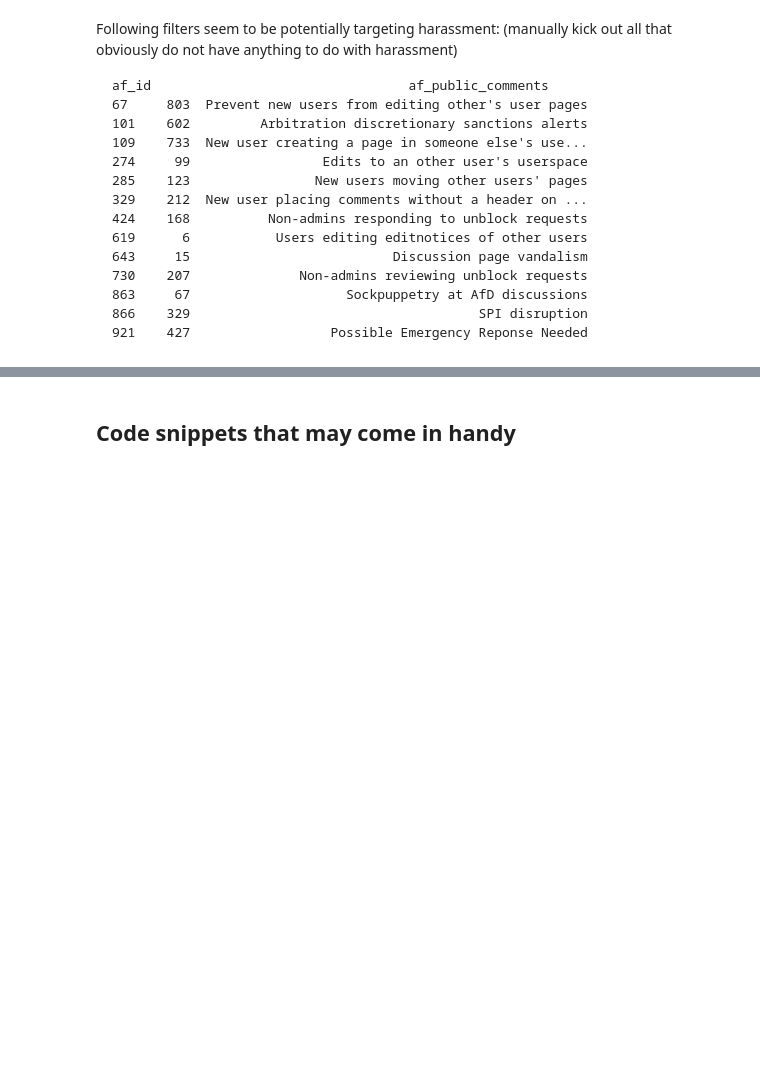
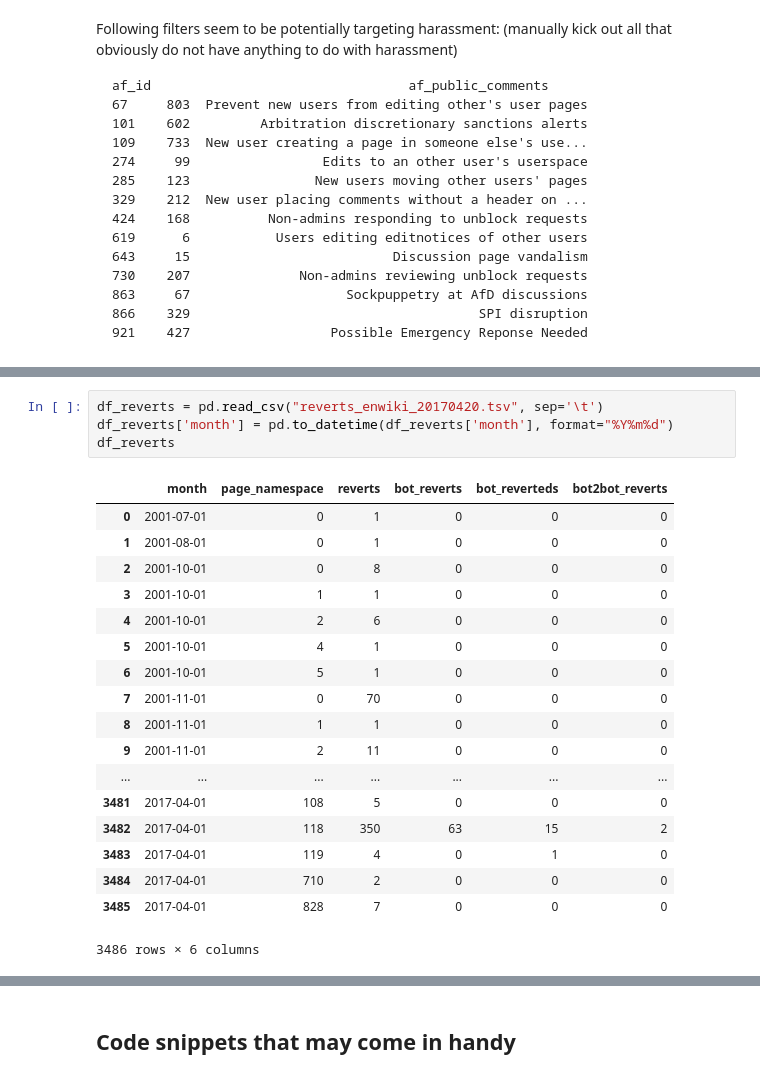
Before and after one commit to lusy/wikifilters, a Jupyter notebook: src/explore.ipynb, the cells around one changed output, grey strips where cells are left out. Saved outputs shown, nothing was run; the diff lists cells and outputs as text; blank space fills up the shorter version.

```diff
--- a/src/explore.ipynb
+++ b/src/explore.ipynb
@@ -1986,0 +1993,23 @@ Following filters seem to be potentially targeting harassment: (manually kick ou
+# %%
+df_reverts = pd.read_csv("reverts_enwiki_20170420.tsv", sep='\t')
+df_reverts['month'] = pd.to_datetime(df_reverts['month'], format="%Y%m%d")
+df_reverts
+# %% [output]
+|  | month | page_namespace | reverts | bot_reverts | bot_reverteds | bot2bot_reverts |
+| 0 | 2001-07-01 | 0 | 1 | 0 | 0 | 0 |
+| 1 | 2001-08-01 | 0 | 1 | 0 | 0 | 0 |
+| 2 | 2001-10-01 | 0 | 8 | 0 | 0 | 0 |
+| 3 | 2001-10-01 | 1 | 1 | 0 | 0 | 0 |
+| 4 | 2001-10-01 | 2 | 6 | 0 | 0 | 0 |
+| 5 | 2001-10-01 | 4 | 1 | 0 | 0 | 0 |
+| 6 | 2001-10-01 | 5 | 1 | 0 | 0 | 0 |
+| 7 | 2001-11-01 | 0 | 70 | 0 | 0 | 0 |
+| 8 | 2001-11-01 | 1 | 1 | 0 | 0 | 0 |
+| 9 | 2001-11-01 | 2 | 11 | 0 | 0 | 0 |
+| ... | ... | ... | ... | ... | ... | ... |
+| 3481 | 2017-04-01 | 108 | 5 | 0 | 0 | 0 |
+| 3482 | 2017-04-01 | 118 | 350 | 63 | 15 | 2 |
+| 3483 | 2017-04-01 | 119 | 4 | 0 | 1 | 0 |
+| 3484 | 2017-04-01 | 710 | 2 | 0 | 0 | 0 |
+| 3485 | 2017-04-01 | 828 | 7 | 0 | 0 | 0 |
+3486 rows × 6 columns
```
Also changed, not shown: parts of 5 cells of this notebook.
